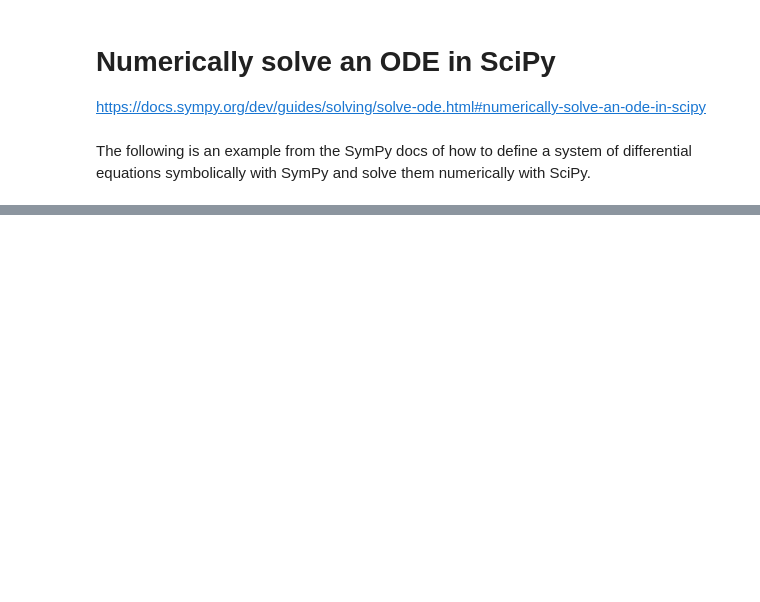
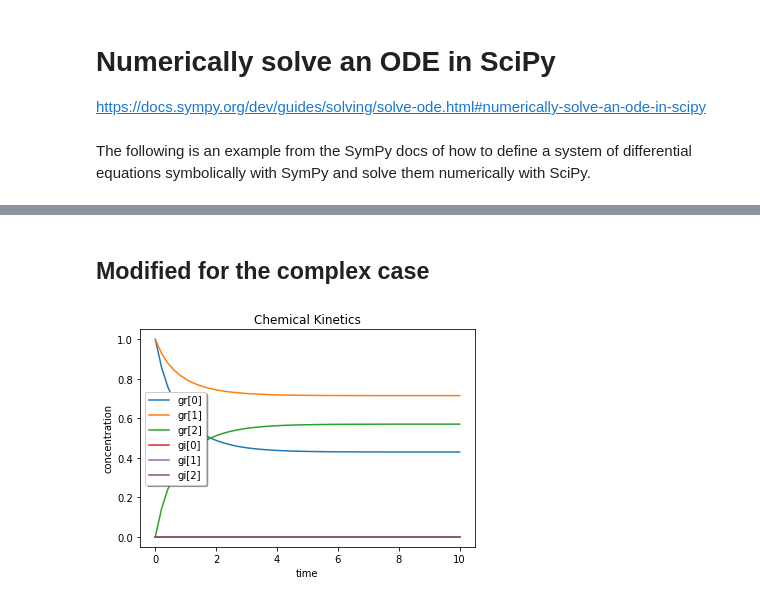
Before and after one commit to HeskethGD/Elliptic-Functions, a Jupyter notebook: numerical_evaluation/Numerically solve an ODE in SciPy.ipynb, the cells around one changed output, grey strips where cells are left out. Saved outputs shown, nothing was run; the diff lists cells and outputs as text; code cells hidden in the pictures; blank space fills up the shorter version.

```diff
--- a/numerical_evaluation/Numerically solve an ODE in SciPy.ipynb
+++ b/numerical_evaluation/Numerically solve an ODE in SciPy.ipynb
@@ -44,0 +48,2 @@ plt.show()
+# %% [markdown]
+## Modified for the complex case
@@ -44,0 +59,39 @@ plt.show()
+# %%
+# Create symbols gr0, gr1, and gr2 for the real parts of g (real valued functions)
+# Create symbols gi0, gi1, and gi2 for the imag parts of g (real valued functions)
+gr = symbols('gr:3')
+gi = symbols('gi:3')
+
+g_ = tuple(gr[k] + I *gi[k] for k in range(len(g)))
+gdot_ = [eq_.subs([(g[k],g_[k]) for k in range(len(g))]).expand() for eq_ in gdot]
+
+gdot_r = [eq_.subs(I,0) for eq_ in gdot_]
+gdot_i = [(-I*eq_).expand().subs(I,0) for eq_ in gdot_]
+g_ri = gr + gi
+gdot_ri = gdot_r + gdot_i
+
+f_ = lambdify((t, g_ri, kf, kb), gdot_ri)
+# %%
+k_vals = np.array([0.42, 0.17]) # arbitrary in this case
+g_ri0 = [1, 1, 0, 0, 0, 0] # initial condition (initial values)
+t_eval = np.linspace(0, 10, 50) # evaluate integral from t = 0-10 for 50 points
+# Call SciPy's ODE initial value problem solver solve_ivp by passing it
+#   the function f,
+#   the interval of integration,
+#   the initial state, and
+#   the arguments to pass to the function f
+solution = scipy.integrate.solve_ivp(f_, (0, 10), g_ri0, t_eval=t_eval, args=k_vals)
+# Extract the y (concentration) values from SciPy solution result
+g_ri_sol = solution.y
+# %%
+# Plot the result graphically using matplotlib
+plt.plot(t_eval, g_ri_sol.T)
+# Add title, legend, and axis labels to the plot
+plt.title('Chemical Kinetics')
+plt.legend(['gr[0]', 'gr[1]', 'gr[2]', 'gi[0]', 'gi[1]', 'gi[2]'], shadow=True)
+plt.xlabel('time')
+plt.ylabel('concentration')
+# Finally, display the annotated plot
+plt.show()
+# %% [output]
+[figure, added]
```
Also changed, not shown: parts of 7 cells of this notebook, 2 other files.
